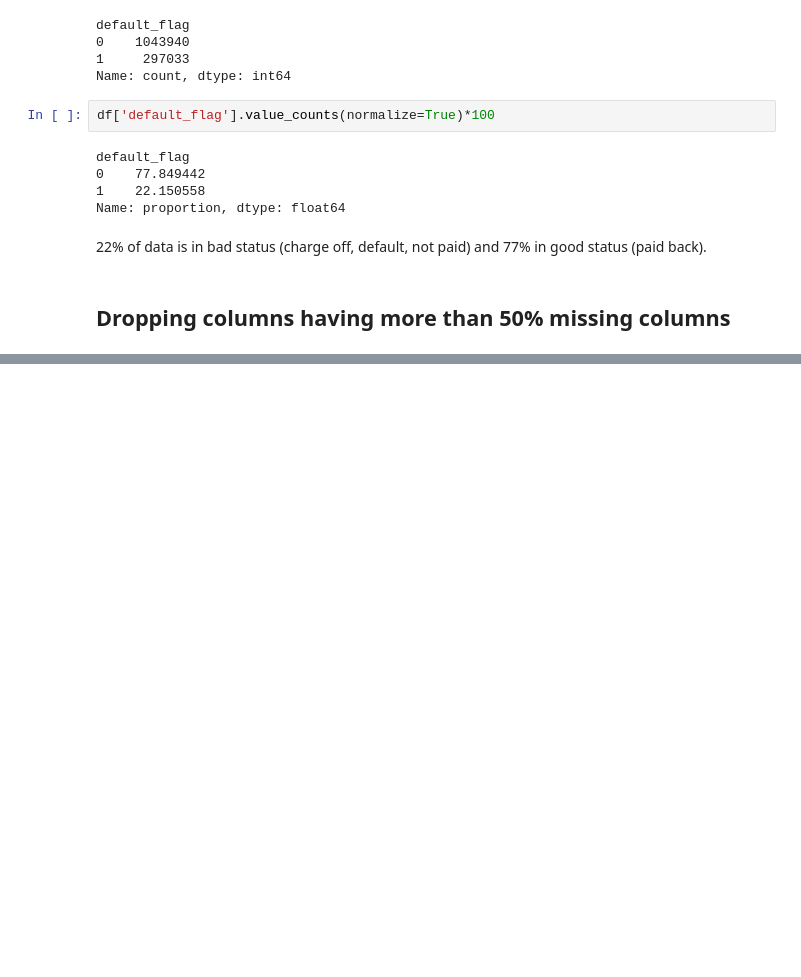
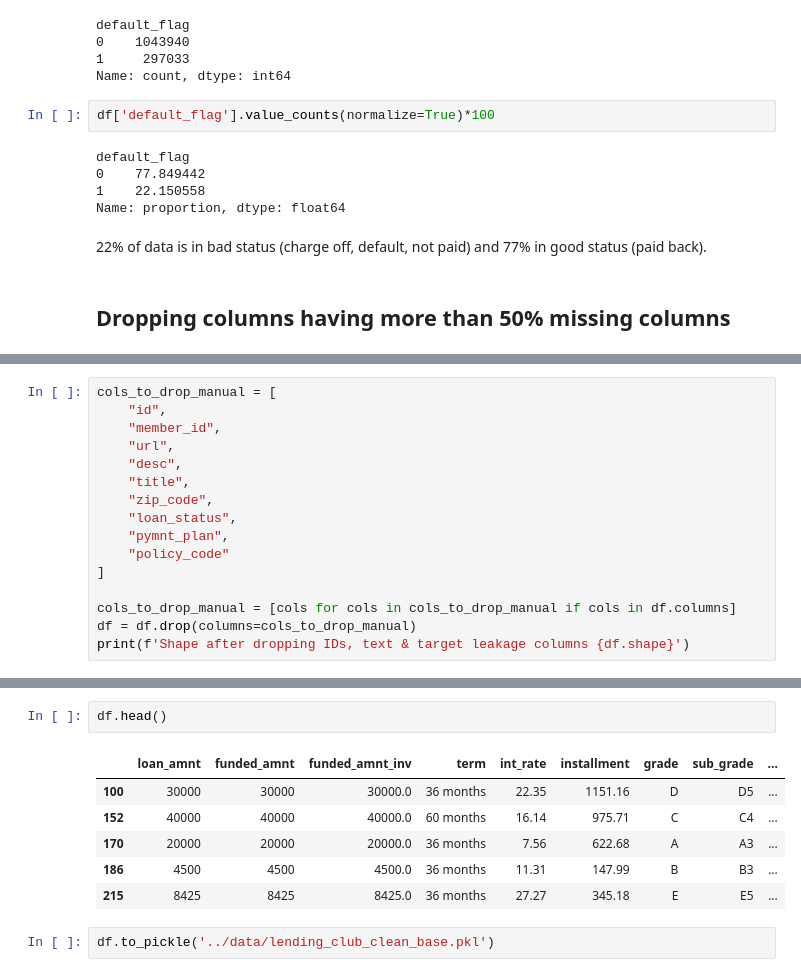
Before and after one commit to Shankari-Mohanakrishnan/lending-club-intelligent-borrower-profiling, a Jupyter notebook: notebooks/02_Data_Cleaning_Preprocessing.ipynb, the cells around one changed output, grey strips where cells are left out. Cells and saved outputs as stored; diff of their text form; blank space fills up the shorter version.

Commit message:
Updating Data Cleaning & Preprocessing

```diff
--- a/notebooks/02_Data_Cleaning_Preprocessing.ipynb
+++ b/notebooks/02_Data_Cleaning_Preprocessing.ipynb
@@ -101,0 +106,16 @@ The shape after dropping the coumns: (1340973, 88)
+# %%
+cols_to_drop_manual = [
+    "id",
+    "member_id",
+    "url",
+    "desc",
+    "title",
+    "zip_code",
+    "loan_status",
+    "pymnt_plan",
+    "policy_code"
+]
+
+cols_to_drop_manual = [cols for cols in cols_to_drop_manual if cols in df.columns]
+df = df.drop(columns=cols_to_drop_manual)
+print(f'Shape after dropping IDs, text & target leakage columns {df.shape}')
@@ -101,0 +150,11 @@ The shape after dropping the coumns: (1340973, 88)
+# %%
+df.head()
+# %% [output]
+|  | loan_amnt | funded_amnt | funded_amnt_inv | term | int_rate | installment | grade | sub_grade | ... |
+| 100 | 30000 | 30000 | 30000.0 | 36 months | 22.35 | 1151.16 | D | D5 | ... |
+| 152 | 40000 | 40000 | 40000.0 | 60 months | 16.14 | 975.71 | C | C4 | ... |
+| 170 | 20000 | 20000 | 20000.0 | 36 months | 7.56 | 622.68 | A | A3 | ... |
+| 186 | 4500 | 4500 | 4500.0 | 36 months | 11.31 | 147.99 | B | B3 | ... |
+| 215 | 8425 | 8425 | 8425.0 | 36 months | 27.27 | 345.18 | E | E5 | ... |
+# %%
+df.to_pickle('../data/lending_club_clean_base.pkl')
```
Also changed, not shown: parts of 4 cells of this notebook.
